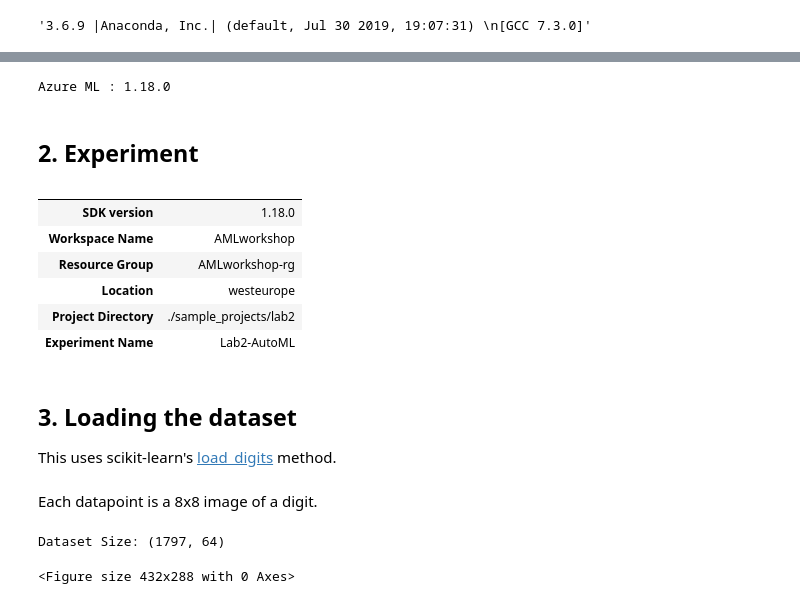
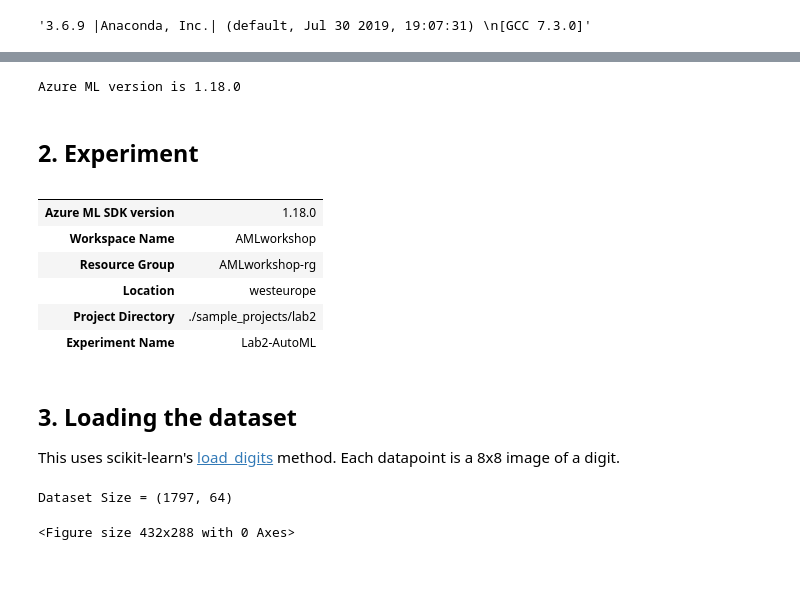
Before and after one commit to retkowsky/AMLlabs, a Jupyter notebook: Lab2 AutoML.ipynb, the cells around one changed output, grey strips where cells are left out. Cells and saved outputs as stored; diff of their text form; code cells hidden in the pictures; blank space fills up the shorter version.

```diff
--- a/Lab2 AutoML.ipynb
+++ b/Lab2 AutoML.ipynb
@@ -29,8 +36,8 @@ print(now)
 # %%
 import azureml.core
-print("Azure ML :", azureml.core.VERSION)
+print("Azure ML version is", azureml.core.VERSION)
 # %% [output]
-Azure ML : 1.18.0
+Azure ML version is 1.18.0
 # %%
 import logging
 import os
@@ -52,24 +59,24 @@ from azureml.train.automl.run import AutoMLRun
 # %%
 ws = Workspace.from_config()
 
 experiment_name = 'Lab2-AutoML'
 
 project_folder = './sample_projects/lab2'
 
 experiment = Experiment(ws, experiment_name)
 
 output = {}
-output['SDK version'] = azureml.core.VERSION
+output['Azure ML SDK version'] = azureml.core.VERSION
 output['Workspace Name'] = ws.name
 output['Resource Group'] = ws.resource_group
 output['Location'] = ws.location
 output['Project Directory'] = project_folder
 output['Experiment Name'] = experiment.name
 pd.set_option('display.max_colwidth', -1)
 pd.DataFrame(data = output, index = ['']).T
 # %% [output]
 |  |  |
-| SDK version | 1.18.0 |
+| Azure ML SDK version | 1.18.0 |
 | Workspace Name | AMLworkshop |
 | Resource Group | AMLworkshop-rg |
 | Location | westeurope |
@@ -79,8 +86,7 @@ pd.DataFrame(data = output, index = ['']).T
 ## 3. Loading the dataset
 
 This uses scikit-learn's [load_digits](http://scikit-learn.org/stable/modules/generated/sklearn.datasets.load_digits.html) method.
+Each datapoint is a 8x8 image of a digit.
-# %% [markdown]
-Each datapoint is a 8x8 image of a digit.
 # %%
 from sklearn import datasets
 
@@ -90,9 +96,9 @@ digits = datasets.load_digits()
 X_train = digits.data[100:,:]
 y_train = digits.target[100:]
 # %%
-print("Dataset Size:", digits.data.shape)
+print("Dataset Size =", digits.data.shape)
 # %% [output]
-Dataset Size: (1797, 64)
+Dataset Size = (1797, 64)
 # %%
 def view(number):
     import matplotlib.pyplot as plt
```
Also changed, not shown: parts of 28 cells of this notebook, 5 other files.
